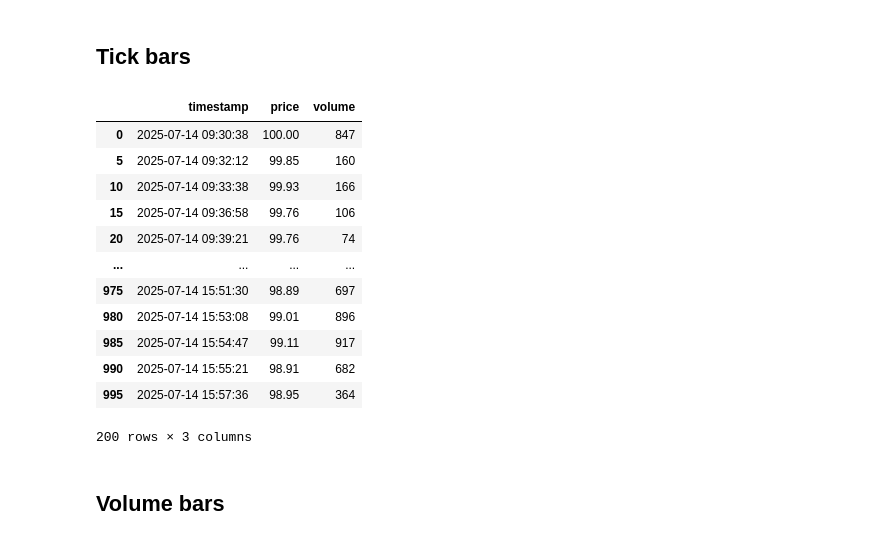
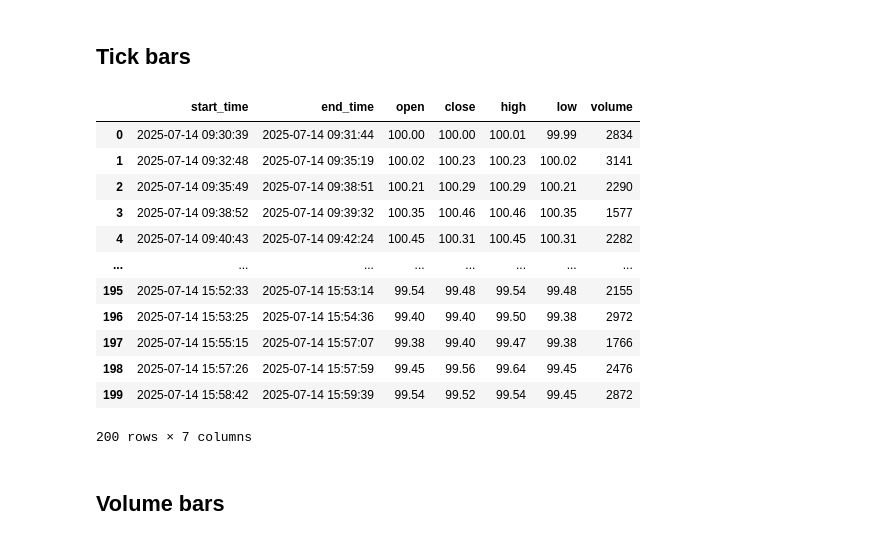
Before and after one commit to AminFiroozi/fml-lab, a Jupyter notebook: main.ipynb, the cells around one changed output. Cells and saved outputs as stored; diff of their text form; code cells hidden in the pictures.

Commit message:
feat: generate tick bars

```diff
--- a/main.ipynb
+++ b/main.ipynb
@@ -55,6 +56,9 @@ tradermade.set_rest_api_key(TRADERMADE_API_KEY)
 # %% [markdown]
 ## Mock data
 # %%
+START_TIME = "2025-07-14 09:30:00"
+END_TIME = "2025-07-14 16:00:00"
+
 def generate_random_trade_times(n_trades, start_time, end_time):
     start_ts = pd.to_datetime(start_time)
     end_ts = pd.to_datetime(end_time)
@@ -67,7 +71,7 @@ def generate_random_trade_times(n_trades, start_time, end_time):
     return [start_ts + timedelta(seconds=s) for s in random_seconds]
 
 
-def generate_mock_trades(num_trades=1000, start_price=100.0, start_time="2025-07-14 09:30:00", end_time="2025-07-14 16:00:00"):
+def generate_mock_trades(num_trades=1000, start_price=100.0, start_time=START_TIME, end_time=END_TIME):
     timestamps = generate_random_trade_times(
         n_trades=1000,
         start_time=start_time,
@@ -90,5 +94,5 @@ def generate_mock_trades(num_trades=1000, start_price=100.0, start_time="2025-07
     return df
 
 df = generate_mock_trades()
-print(df)
+df
 # %% [output]
@@ -109,4 +112,22 @@ print(df)
 # %% [markdown]
 # Convert unstructured data to bars
+# %%
+def convert_to_bars(trade_groups: List[Dict[str, Union[datetime, float, int]]]) -> pd.DataFrame: # start_time, end_time, open, close, high, low, volume
+    # Sort based on time
+    trade_groups = [df.sort_values(by="timestamp") for df in trade_groups]
+    # Calculate columns
+    bars = [
+        {
+            "start_time": group["timestamp"].iloc[0],
+            "end_time": group["timestamp"].iloc[-1],
+            "open": group["price"].iloc[0],
+            "close": group["price"].iloc[-1],
+            "high": group["price"].max(),
+            "low": group["price"].min(),
+            "volume": group["volume"].sum()
+        }
+    for group in trade_groups]
+
+    return pd.DataFrame(bars)
 # %% [markdown]
 ## Time bars
@@ -113,24 +143,27 @@ print(df)
 # %% [markdown]
 ## Tick bars
 # %%
-def generate_tick_bars(unstructured_data, tick_rate=5):
-    return unstructured_data[::tick_rate]
+def generate_tick_bars(unstructured_data, sampling_rate=5) -> pd.DataFrame:
+    # Grouping
+    trade_groups = [unstructured_data.iloc[i:i + sampling_rate] for i in range(0, len(unstructured_data), sampling_rate)]
+    # Generating bars
+    return convert_to_bars(trade_groups)
 
 generate_tick_bars(df)
 # %% [output]
-|  | timestamp | price | volume |
-| 0 | 2025-07-14 09:30:38 | 100.00 | 847 |
-| 5 | 2025-07-14 09:32:12 | 99.85 | 160 |
-| 10 | 2025-07-14 09:33:38 | 99.93 | 166 |
-| 15 | 2025-07-14 09:36:58 | 99.76 | 106 |
-| 20 | 2025-07-14 09:39:21 | 99.76 | 74 |
-| ... | ... | ... | ... |
-| 975 | 2025-07-14 15:51:30 | 98.89 | 697 |
-| 980 | 2025-07-14 15:53:08 | 99.01 | 896 |
-| 985 | 2025-07-14 15:54:47 | 99.11 | 917 |
-| 990 | 2025-07-14 15:55:21 | 98.91 | 682 |
-| 995 | 2025-07-14 15:57:36 | 98.95 | 364 |
+|  | start_time | end_time | open | close | high | low | volume |
+| 0 | 2025-07-14 09:30:39 | 2025-07-14 09:31:44 | 100.00 | 100.00 | 100.01 | 99.99 | 2834 |
+| 1 | 2025-07-14 09:32:48 | 2025-07-14 09:35:19 | 100.02 | 100.23 | 100.23 | 100.02 | 3141 |
+| 2 | 2025-07-14 09:35:49 | 2025-07-14 09:38:51 | 100.21 | 100.29 | 100.29 | 100.21 | 2290 |
+| 3 | 2025-07-14 09:38:52 | 2025-07-14 09:39:32 | 100.35 | 100.46 | 100.46 | 100.35 | 1577 |
+| 4 | 2025-07-14 09:40:43 | 2025-07-14 09:42:24 | 100.45 | 100.31 | 100.45 | 100.31 | 2282 |
+| ... | ... | ... | ... | ... | ... | ... | ... |
+| 195 | 2025-07-14 15:52:33 | 2025-07-14 15:53:14 | 99.54 | 99.48 | 99.54 | 99.48 | 2155 |
+| 196 | 2025-07-14 15:53:25 | 2025-07-14 15:54:36 | 99.40 | 99.40 | 99.50 | 99.38 | 2972 |
+| 197 | 2025-07-14 15:55:15 | 2025-07-14 15:57:07 | 99.38 | 99.40 | 99.47 | 99.38 | 1766 |
+| 198 | 2025-07-14 15:57:26 | 2025-07-14 15:57:59 | 99.45 | 99.56 | 99.64 | 99.45 | 2476 |
+| 199 | 2025-07-14 15:58:42 | 2025-07-14 15:59:39 | 99.54 | 99.52 | 99.54 | 99.45 | 2872 |
-200 rows × 3 columns
+200 rows × 7 columns
 # %% [markdown]
 ## Volume bars
 # %% [markdown]
```
Also changed, not shown: parts of 3 cells of this notebook.
